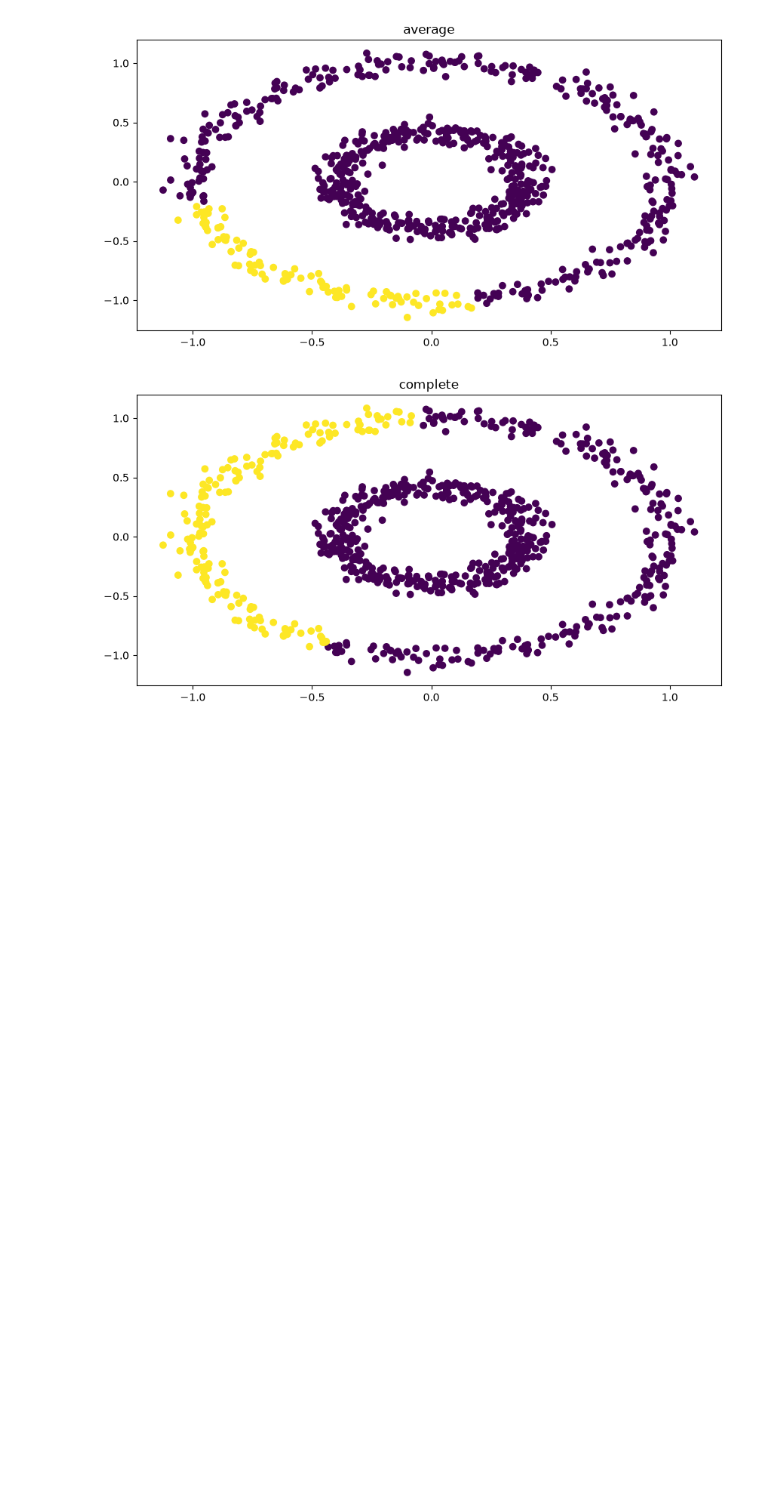
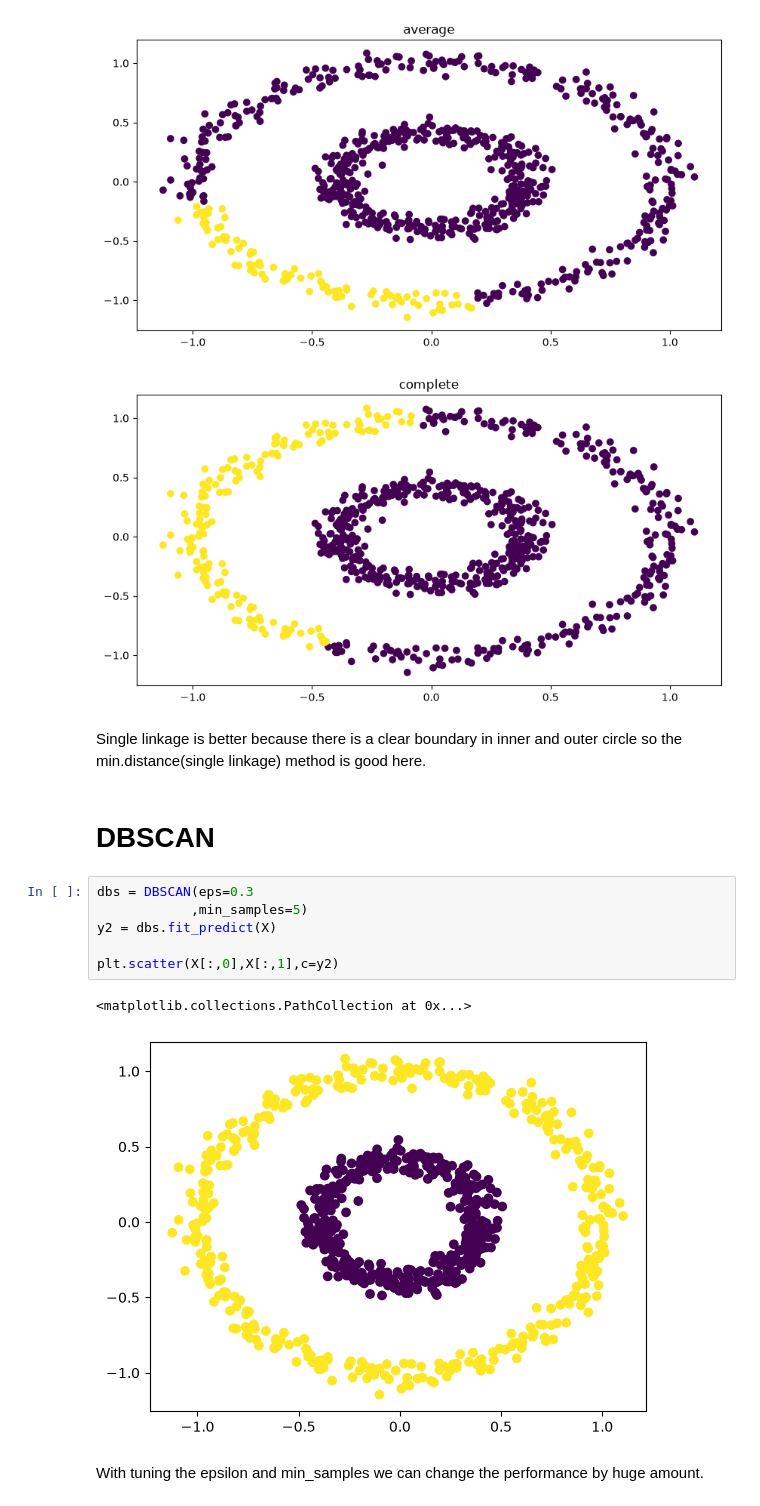
Before and after one commit to amanml2026/Unsupervised-learning, a Jupyter notebook: DBSCAN.ipynb, the cells around one changed output. Drawn from its saved outputs; the diff is of its cells as text; blank space fills up the shorter version.

Commit message:
Fiited the dbscan algorithm and tuned the parameters to get most efficient performance.

```diff
--- a/DBSCAN.ipynb
+++ b/DBSCAN.ipynb
@@ -63,3 +63,19 @@ for method in ['ward','single','average','complete']:
 [figure]
 [figure]
 [figure]
+# %% [markdown]
+Single linkage is better because there is a clear boundary in inner and outer circle so the min.distance(single linkage)
+method is good here.
+# %% [markdown]
+# DBSCAN
+# %%
+dbs = DBSCAN(eps=0.3
+            ,min_samples=5)
+y2 = dbs.fit_predict(X)
+
+plt.scatter(X[:,0],X[:,1],c=y2)
+# %% [output]
+<matplotlib.collections.PathCollection at 0x...>
+[figure, added]
+# %% [markdown]
+With tuning the epsilon and min_samples we can change the performance by huge amount.
```
